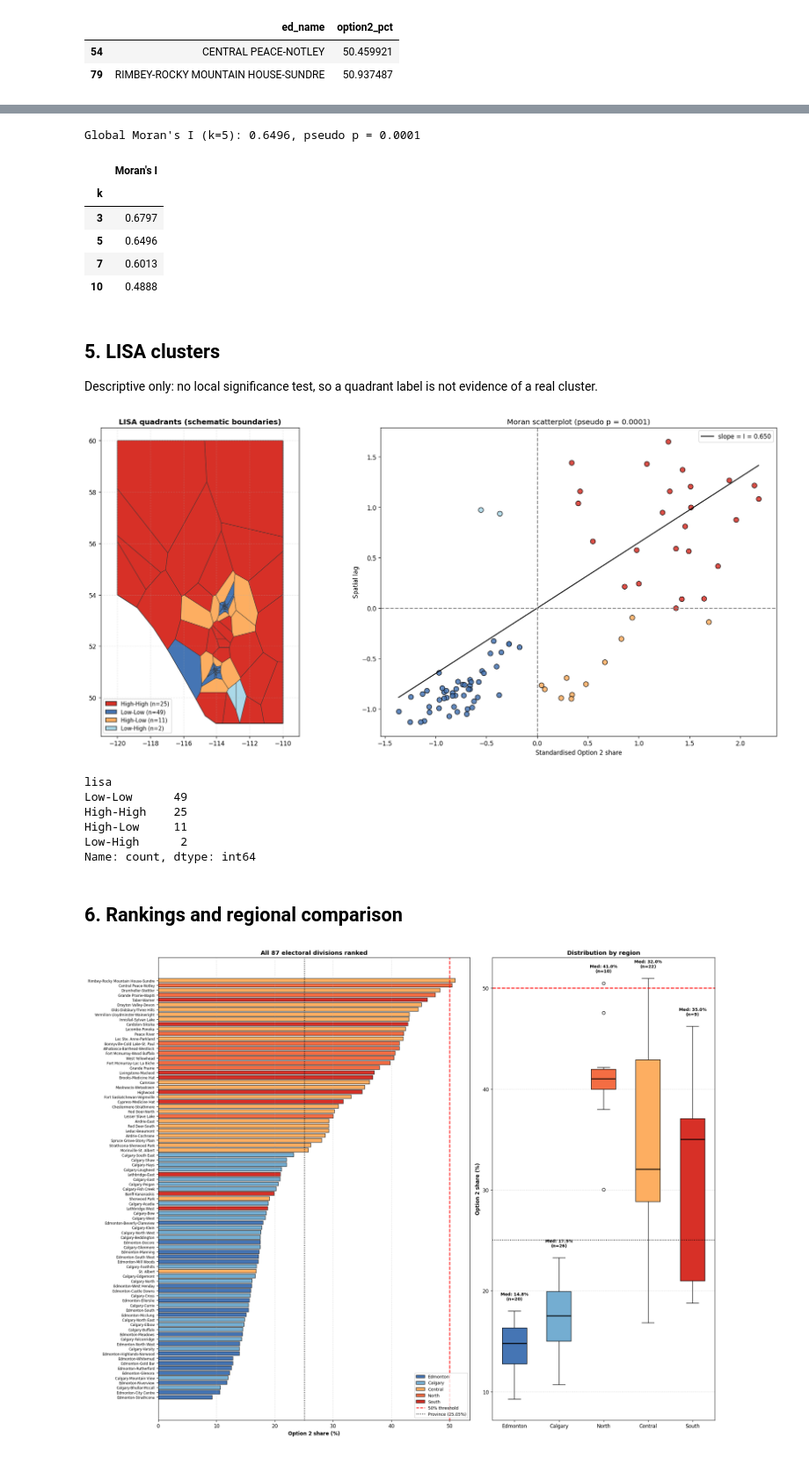
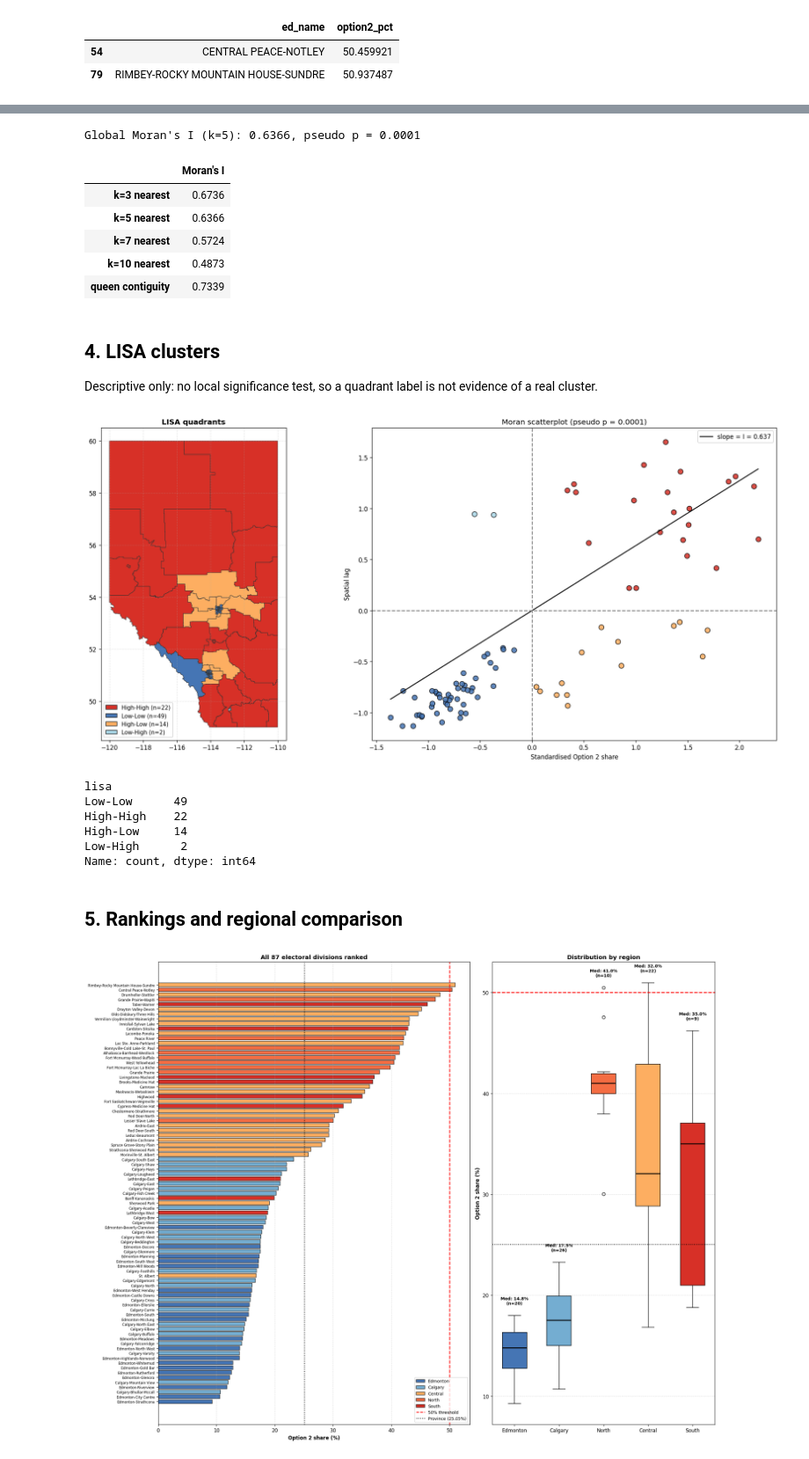
Before and after one commit to TheZarif/alberta-referendum, a Jupyter notebook: notebooks/06-spatial_analysis.ipynb, the cells around one changed output, grey strips where cells are left out. Shown at 88% size. Saved outputs shown, nothing was run; the diff lists cells and outputs as text; code cells hidden in the pictures.

```diff
--- a/notebooks/06-spatial_analysis.ipynb
+++ b/notebooks/06-spatial_analysis.ipynb
@@ -60,15 +66,0 @@ Divisions above 50%: 2
-# %%
-ab_poly = Polygon([(-120.0, 60.0), (-110.0, 60.0), (-110.0, 49.0), (-114.05, 49.0),
-                   (-114.7, 49.3), (-115.3, 50.0), (-116.0, 50.8), (-116.9, 51.8),
-                   (-117.8, 52.7), (-118.8, 53.5), (-120.0, 54.0)])
-pts = [Point(xy) for xy in df[["lon", "lat"]].to_numpy()]
-cells = list(voronoi_diagram(MultiPoint(pts), envelope=ab_poly.envelope.buffer(2.0)).geoms)
-
-polys = []
-for pt in pts:
-    cell = next((c_ for c_ in cells if c_.contains(pt)), None) or min(cells, key=lambda c_: c_.distance(pt))
-    clipped = cell.intersection(ab_poly)
-    polys.append(clipped if not clipped.is_empty else pt.buffer(0.35).intersection(ab_poly))
-
-gdf = gpd.GeoDataFrame(df, geometry=polys, crs="EPSG:4326")
-print(len(gdf), "schematic polygons")
@@ -117,78 +106,87 @@ Row-standardised k-nearest-neighbour weights, with longitude scaled by cos(latit
 # %%
-def knn_weights(coords, k):
-    scaled = coords.copy()
-    scaled[:, 0] *= np.cos(np.radians(coords[:, 1].mean()))
-    d = np.linalg.norm(scaled[:, None, :] - scaled[None, :, :], axis=2)
+def knn_weights(xy, k):
+    d = np.linalg.norm(xy[:, None, :] - xy[None, :, :], axis=2)
     np.fill_diagonal(d, np.inf)
     w = np.zeros_like(d)
     for i, cols in enumerate(np.argsort(d, axis=1)[:, :k]):
         w[i, cols] = 1.0
     return w / w.sum(axis=1, keepdims=True)
 
+def queen_weights(geoms, tol=500):
+    # Divisions within `tol` metres count as neighbours; the tolerance absorbs
+    # small gaps left by boundary simplification.
+    buf = geoms.buffer(tol)
+    w = np.array([[float(i != j and buf.iloc[i].intersects(geoms.iloc[j])) for j in range(len(geoms))]
+                  for i in range(len(geoms))])
+    assert (w.sum(axis=1) > 0).all(), "a division has no neighbours"
+    return w / w.sum(axis=1, keepdims=True)
+
 def morans_i(values, w):
     dev = values - values.mean()
     return (len(values) / w.sum()) * (dev @ w @ dev) / (dev @ dev)
 
-coords = df[["lon", "lat"]].to_numpy()
+coords = df[["x", "y"]].to_numpy()
 W = knn_weights(coords, K_NEIGHBOURS)
+W_queen = queen_weights(metric.geometry)
 
 rng = np.random.default_rng(SEED)
 i_obs = morans_i(y, W)
 i_perm = np.array([morans_i(rng.permutation(y), W) for _ in range(N_PERMUTATIONS)])
 p_value = (1 + np.sum(i_perm >= i_obs)) / (N_PERMUTATIONS + 1)
 print(f"Global Moran's I (k={K_NEIGHBOURS}): {i_obs:.4f}, pseudo p = {p_value:.4f}")
-pd.Series({k: morans_i(y, knn_weights(coords, k)) for k in (3, 5, 7, 10)}, name="Moran's I").rename_axis("k").round(4).to_frame()
+sens = {f"k={k} nearest": morans_i(y, knn_weights(coords, k)) for k in (3, 5, 7, 10)}
+sens["queen contiguity"] = morans_i(y, W_queen)
+pd.Series(sens, name="Moran's I").round(4).to_frame()
 # %% [output]
-Global Moran's I (k=5): 0.6496, pseudo p = 0.0001
+Global Moran's I (k=5): 0.6366, pseudo p = 0.0001
 |  | Moran's I |
-| k |  |
-| 3 | 0.6797 |
-| 5 | 0.6496 |
-| 7 | 0.6013 |
-| 10 | 0.4888 |
+| k=3 nearest | 0.6736 |
+| k=5 nearest | 0.6366 |
+| k=7 nearest | 0.5724 |
+| k=10 nearest | 0.4873 |
+| queen contiguity | 0.7339 |
 # %% [markdown]
-## 5. LISA clusters
+## 4. LISA clusters
 Descriptive only: no local significance test, so a quadrant label is not evidence of a real cluster.
 # %%
 z = (y - y.mean()) / y.std()
 lag = W @ z
 df["z"], df["lag"] = z, lag
 df["lisa"] = np.select(
     [(z > 0) & (lag > 0), (z < 0) & (lag < 0), (z > 0) & (lag < 0)],
     ["High-High", "Low-Low", "High-Low"], default="Low-High")
 
 fig, (ax_map, ax_sc) = plt.subplots(1, 2, figsize=(18, 8), dpi=120)
 gdf["lisa"] = df["lisa"].to_numpy()
-gpd.GeoSeries([ab_poly]).plot(ax=ax_map, facecolor="#f5f5f5", edgecolor="#111111", linewidth=1.2)
 patches = []
 for name, colour in LISA_COLOURS.items():
     sub = gdf[gdf["lisa"] == name]
     if len(sub):
         sub.plot(color=colour, edgecolor="#333333", linewidth=0.6, ax=ax_map)
     ax_sc.scatter(df.loc[df["lisa"] == name, "z"], df.loc[df["lisa"] == name, "lag"], c=colour, s=65, edgecolor="black", alpha=0.85)
     patches.append(mpatches.Patch(facecolor=colour, edgecolor="#222222", label=f"{name} (n={len(sub)})"))
 ax_map.legend(handles=patches, loc="lower left", fontsize=9)
-ax_map.set_title("LISA quadrants (schematic boundaries)", fontsize=12, fontweight="bold")
-ax_map.set_xlim(-121.0, -109.0); ax_map.set_ylim(48.5, 60.5)
+ax_map.set_title("LISA quadrants", fontsize=12, fontweight="bold")
+ax_map.set_xlim(-120.5, -109.5); ax_map.set_ylim(48.5, 60.5)
 ax_map.grid(True, linestyle="--", alpha=0.3)
 xs = np.linspace(z.min(), z.max(), 20)
 ax_sc.plot(xs, i_obs * xs, color="black", label=f"slope = I = {i_obs:.3f}")
 ax_sc.axhline(0, color="grey", linestyle="--"); ax_sc.axvline(0, color="grey", linestyle="--")
 ax_sc.set_xlabel("Standardised Option 2 share"); ax_sc.set_ylabel("Spatial lag")
 ax_sc.set_title(f"Moran scatterplot (pseudo p = {p_value:.4f})")
 ax_sc.legend()
 plt.tight_layout(); plt.show()
 df["lisa"].value_counts()
 # %% [output]
-[figure, old version]
+[figure, new version]
 lisa
 Low-Low      49
-High-High    25
-High-Low     11
+High-High    22
+High-Low     14
 Low-High      2
 Name: count, dtype: int64
 # %% [markdown]
-## 6. Rankings and regional comparison
+## 5. Rankings and regional comparison
 # %%
 prov = 100 * df["choice_2_votes"].sum() / df["total"].sum()
 order = ["Edmonton", "Calgary", "North", "Central", "South"]
```
Also changed, not shown: parts of 9 cells of this notebook, 9 other files.
